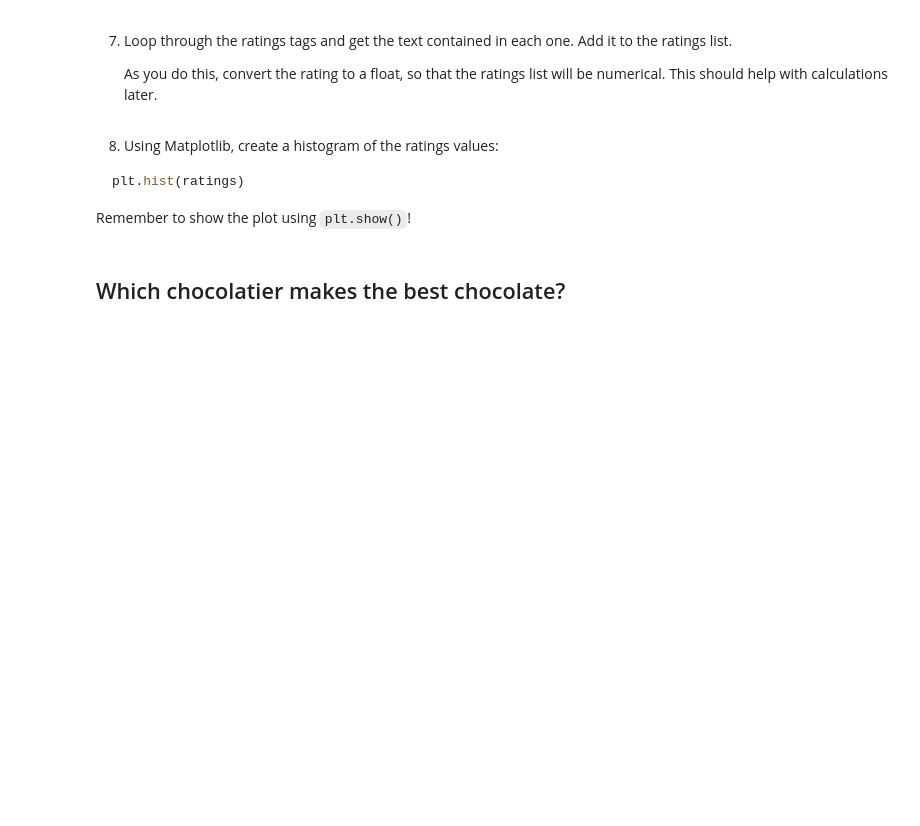
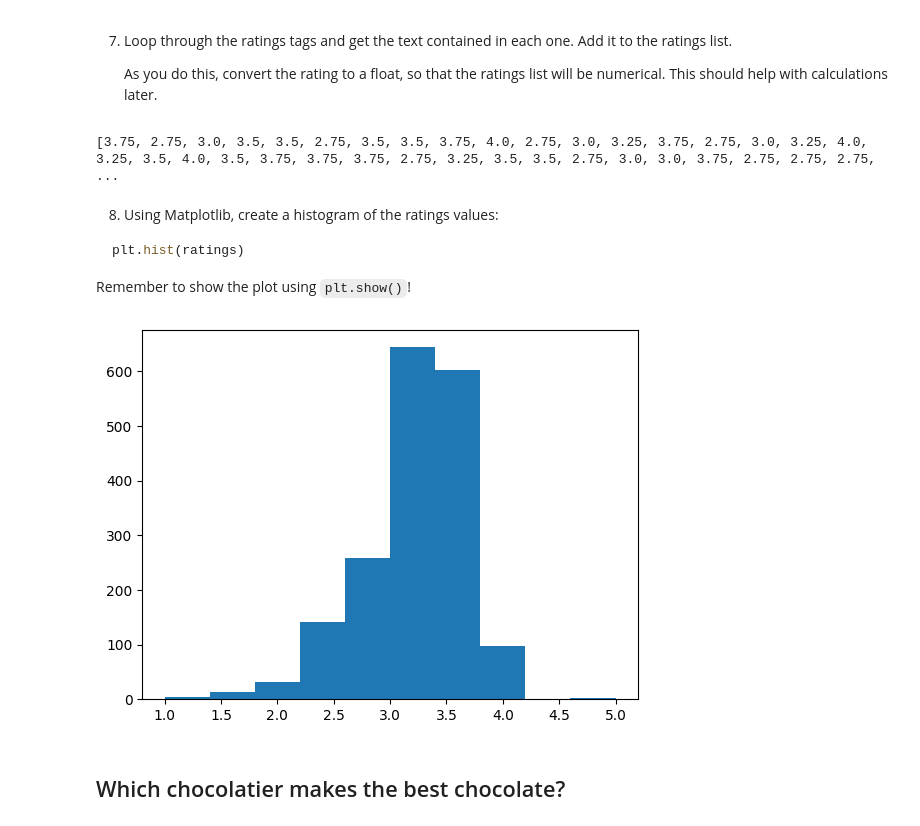
Before and after one commit to didacuscha/Scraping-Beautiful-Soop, a Jupyter notebook: [Chocolate Scraping with Beautiful Soup].ipynb, the cells around one changed output. Drawn from its saved outputs; the diff is of its cells as text; code cells hidden in the pictures; blank space fills up the shorter version.

````diff
--- a/[Chocolate Scraping with Beautiful Soup].ipynb
+++ b/[Chocolate Scraping with Beautiful Soup].ipynb
@@ -77,12 +63,23 @@ print(soup)
    The first thing to do is to put all of the ratings into a list.
 
    Use a command on the `soup` object to get all of the tags that contain the ratings.
+# %%
+ratings_data = soup.find_all(attrs={"class": "Rating"})
 # %% [markdown]
 6. Create an empty list called `ratings` to store all the ratings in.
+# %%
+ratings = []
 # %% [markdown]
 7. Loop through the ratings tags and get the text contained in each one. Add it to the ratings list.
 
    As you do this, convert the rating to a float, so that the ratings list will be numerical. This should help with calculations later.
+# %%
+for rating in ratings_data[1:]:
+    ratings.append(float(rating.string))
+
+print(ratings)
+# %% [output]
+[3.75, 2.75, 3.0, 3.5, 3.5, 2.75, 3.5, 3.5, 3.75, 4.0, 2.75, 3.0, 3.25, 3.75, 2.75, 3.0, 3.25, 4.0, 3.25, 3.5, 4.0, 3.5, 3.75, 3.75, 3.75, 2.75, 3.25, 3.5, 3.5, 2.75, 3.0, 3.0, 3.75, 2.75, 2.75, 2.75, ...
 # %% [markdown]
 8. Using Matplotlib, create a histogram of the ratings values:
 
@@ -91,6 +88,11 @@ plt.hist(ratings)
 ```
 
    Remember to show the plot using `plt.show()`!
+# %%
+plt.hist(ratings)
+plt.show()
+# %% [output]
+[figure, added]
 # %% [markdown]
 ## Which chocolatier makes the best chocolate?
 # %% [markdown]
````
Also changed, not shown: parts of 11 cells of this notebook.
